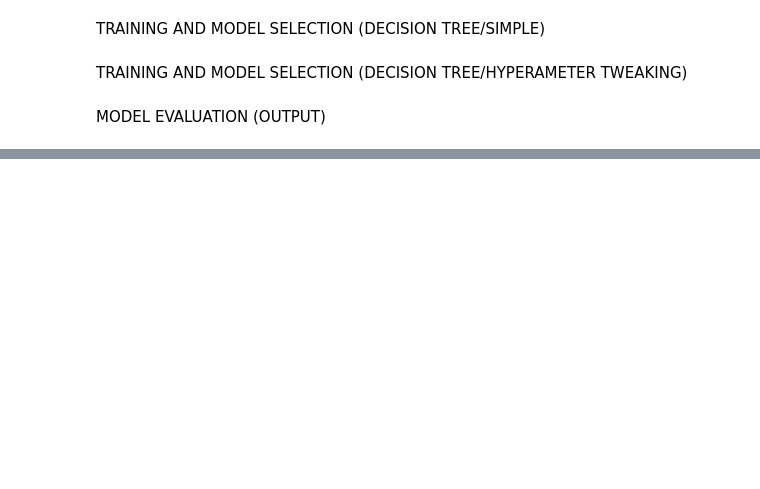
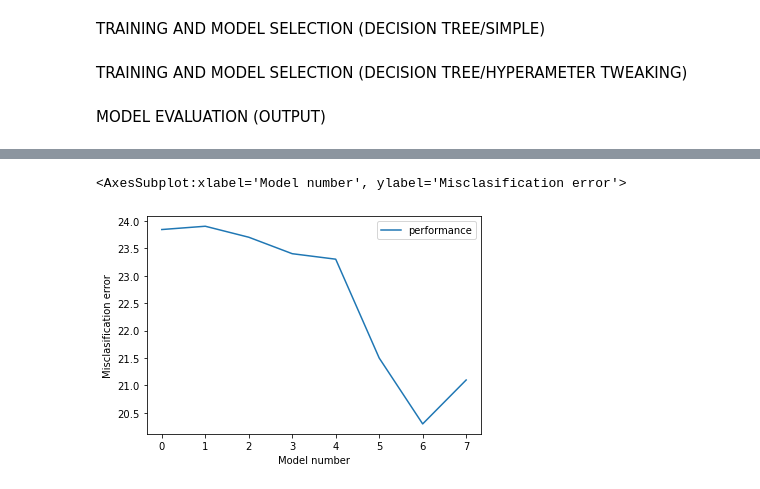
Before and after one commit to DanielRiquelmeReb/DATA_MIN_PROJ2, a Jupyter notebook: dont_upload/dt-kfold.ipynb, the cells around one changed output, grey strips where cells are left out. Drawn from its saved outputs; the diff is of its cells as text; code cells hidden in the pictures; blank space fills up the shorter version.

```diff
--- a/dont_upload/dt-kfold.ipynb
+++ b/dont_upload/dt-kfold.ipynb
@@ -470,5 +484,8 @@ np.savetxt('pred_dt_2.csv',predictions_test,fmt='%.0d',delimiter=',')
 # %%
 #Prediction visulizations
-performance = {'performance':[23.84,23.9,23.7,23.4,23.3,21.5,20.3,21.1]}
-performance_df = pd.DataFrame(data=performance)
-performance_df
+# performance = {'performance':[23.84,23.9,23.7,23.4,23.3,21.5,20.3,21.1]}
+# performance_df = pd.DataFrame(data=performance)
+# performance_df.plot(xlabel="Model number",ylabel="Misclasification error")
+# %% [output]
+<AxesSubplot:xlabel='Model number', ylabel='Misclasification error'>
+[figure, added]
```
Also changed, not shown: parts of 2 cells of this notebook, 3 other files.
